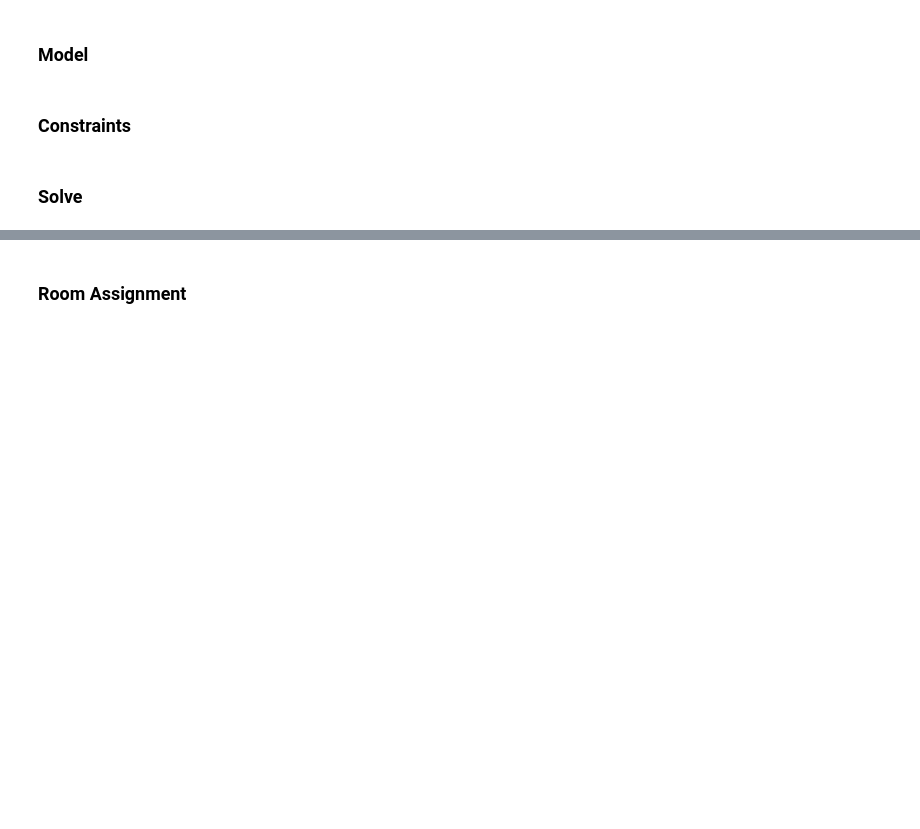
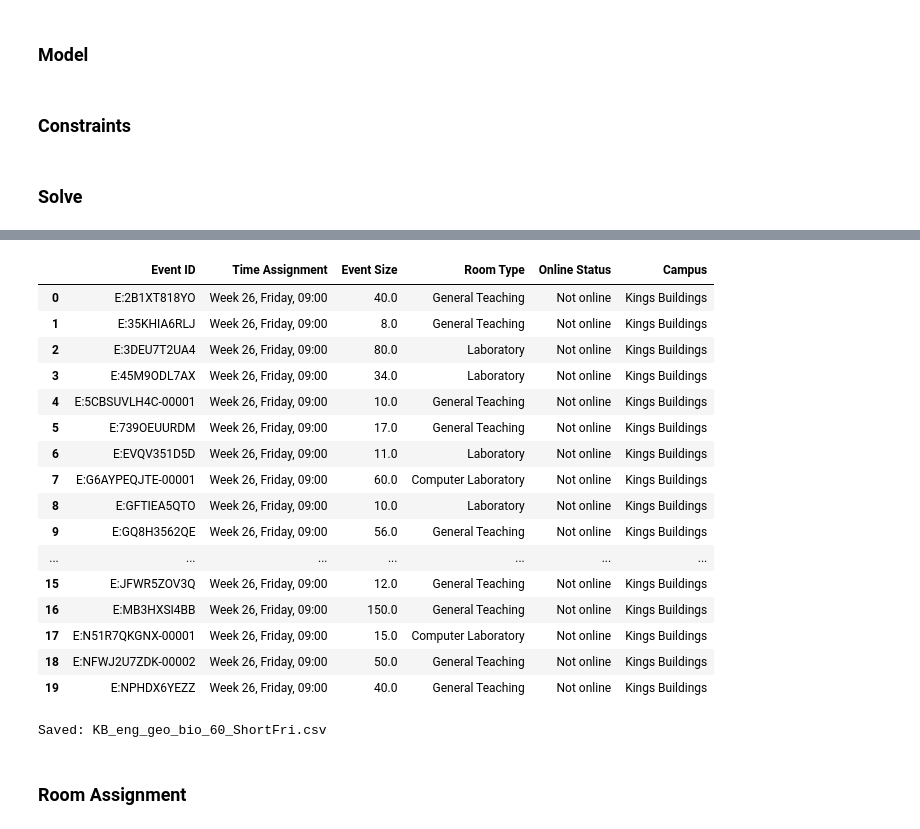
Before and after one commit to Ashe2002/University_Timetabling, a Jupyter notebook: KB_eng_geo_bio_60_9to5.ipynb, the cells around one changed output, grey strips where cells are left out. Cells and saved outputs as stored; diff of their text form; code cells hidden in the pictures; blank space fills up the shorter version.

```diff
--- a/KB_eng_geo_bio_60_9to5.ipynb
+++ b/KB_eng_geo_bio_60_9to5.ipynb
@@ -504,12 +521,12 @@ m1.x = pyo.Var(m1.X, domain=pyo.Binary) # 1 if event e starts in week w on day d
 # Same day and Start slot across all of an event's weeks.
 
 # = 1 if event e starts on day d and timeslot s
-m1.Y = pyo.Set(dimen=3,initialize=[(e,d,s) for e in E for d in days for s in feasible_starts[e]])
+m1.Y = pyo.Set(dimen=3,initialize=[(e,d,s) for e in E for d in days for s in feasible_starts[e][d]])
 m1.y = pyo.Var(m1.Y, domain=pyo.Binary)
 
 # each event must choose exactly one (day,startslot) pair
 def one_pattern(m, e):
-    return sum(m.y[e,d,s] for d in m.D for s in feasible_starts[e]) == 1
+    return sum(m.y[e,d,s] for d in m.D for s in feasible_starts[e][d]) == 1
 m1.one_pattern = pyo.Constraint(m1.E, rule=one_pattern)
 
 # each event must have same day and startslot in each week
@@ -805,3 +756,70 @@ Saved: KB_eng_geo_bio_60_9to5.csv
+# %%
+# Export event assignments to CSV
+start_rows = []
+for (e, w, d, s) in m1.X:
+    if pyo.value(m1.x[e, w, d, s]) > 0.5:
+        start_rows.append((e, w, d, s))
+
+event_output = pd.DataFrame(start_rows, columns=["Event ID", "Week", "Day", "StartSlot"])
+event_output = event_output.sort_values(["Week", "Day", "StartSlot", "Event ID"]).reset_index(drop=True)
+
+slot_to_time = {s: f"{9 + (s-1):02d}:00" for s in slots}
+
+event_output["StartTime"] = event_output["StartSlot"].map(slot_to_time)
+
+event_info = (
+    EMR_toy[["Event ID", "Event Size", "Room type 2", "Online Delivery"]]
+    .drop_duplicates(subset=["Event ID"])
+    .rename(columns={
+        "Room type 2": "Room Type",
+        "Online Delivery": "Online Status"
+    })
+)
+
+event_info["Online Status"] = (
+    event_info["Online Status"]
+    .fillna("Not online")
+    .replace({
+        "Online Live": "Online Live",
+        "Online Placeholder": "Online Placeholder"
+    })
+)
+
+event_info["Campus"] = "Kings Buildings"
+
+event_output = event_output.merge(event_info, on="Event ID", how="left")
+event_output["Time Assignment"] = (
+    "Week " + event_output["Week"].astype(str)
+    + ", " + event_output["Day"].astype(str)
+    + ", " + event_output["StartTime"].astype(str)
+)
+
+event_output_csv = event_output[
+    ["Event ID", "Time Assignment", "Event Size", "Room Type", "Online Status", "Campus"]
+]
+display(event_output_csv.head(20))
+
+event_output_csv.to_csv("KB_eng_geo_bio_60_ShortFri.csv", index=False)
+print("Saved: KB_eng_geo_bio_60_ShortFri.csv")
+# %% [output]
+|  | Event ID | Time Assignment | Event Size | Room Type | Online Status | Campus |
+| 0 | E:2B1XT818YO | Week 26, Friday, 09:00 | 40.0 | General Teaching | Not online | Kings Buildings |
+| 1 | E:35KHIA6RLJ | Week 26, Friday, 09:00 | 8.0 | General Teaching | Not online | Kings Buildings |
+| 2 | E:3DEU7T2UA4 | Week 26, Friday, 09:00 | 80.0 | Laboratory | Not online | Kings Buildings |
+| 3 | E:45M9ODL7AX | Week 26, Friday, 09:00 | 34.0 | Laboratory | Not online | Kings Buildings |
+| 4 | E:5CBSUVLH4C-00001 | Week 26, Friday, 09:00 | 10.0 | General Teaching | Not online | Kings Buildings |
+| 5 | E:739OEUURDM | Week 26, Friday, 09:00 | 17.0 | General Teaching | Not online | Kings Buildings |
+| 6 | E:EVQV351D5D | Week 26, Friday, 09:00 | 11.0 | Laboratory | Not online | Kings Buildings |
+| 7 | E:G6AYPEQJTE-00001 | Week 26, Friday, 09:00 | 60.0 | Computer Laboratory | Not online | Kings Buildings |
+| 8 | E:GFTIEA5QTO | Week 26, Friday, 09:00 | 10.0 | Laboratory | Not online | Kings Buildings |
+| 9 | E:GQ8H3562QE | Week 26, Friday, 09:00 | 56.0 | General Teaching | Not online | Kings Buildings |
+| ... | ... | ... | ... | ... | ... | ... |
+| 15 | E:JFWR5ZOV3Q | Week 26, Friday, 09:00 | 12.0 | General Teaching | Not online | Kings Buildings |
+| 16 | E:MB3HXSI4BB | Week 26, Friday, 09:00 | 150.0 | General Teaching | Not online | Kings Buildings |
+| 17 | E:N51R7QKGNX-00001 | Week 26, Friday, 09:00 | 15.0 | Computer Laboratory | Not online | Kings Buildings |
+| 18 | E:NFWJ2U7ZDK-00002 | Week 26, Friday, 09:00 | 50.0 | General Teaching | Not online | Kings Buildings |
+| 19 | E:NPHDX6YEZZ | Week 26, Friday, 09:00 | 40.0 | General Teaching | Not online | Kings Buildings |
+Saved: KB_eng_geo_bio_60_ShortFri.csv
 # %% [markdown]
 ### Room Assignment
 # %%
```
Also changed, not shown: parts of 23 cells of this notebook, 23 other files.
